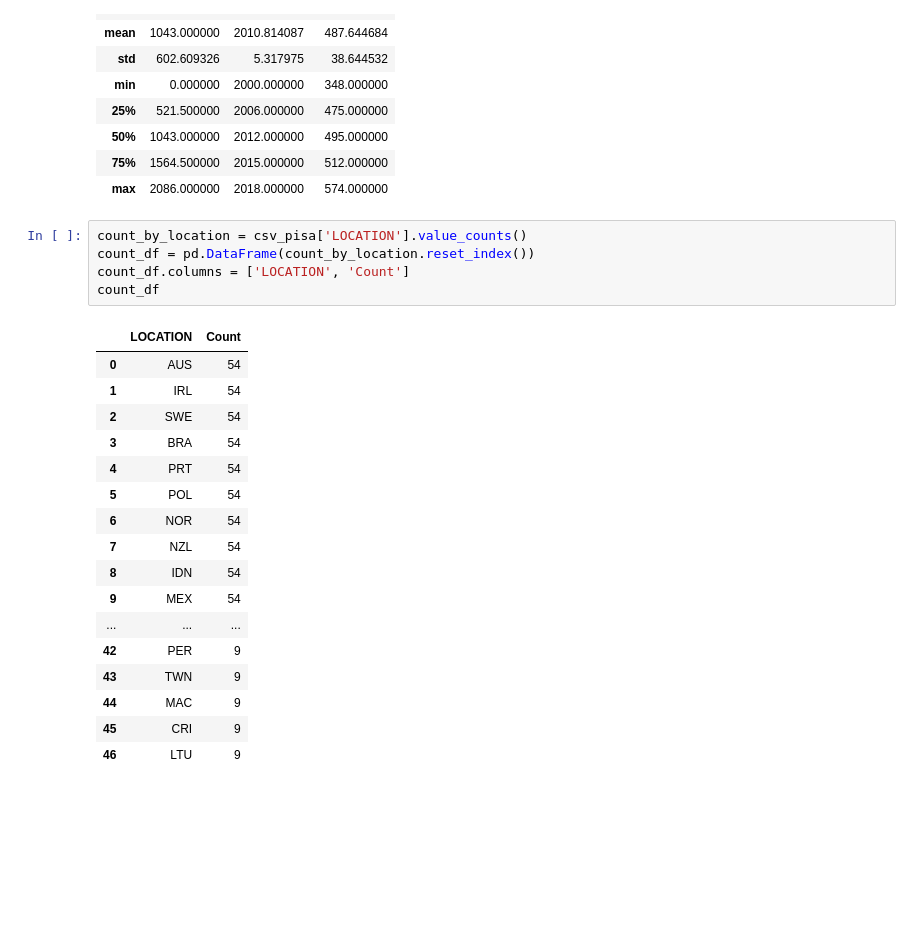
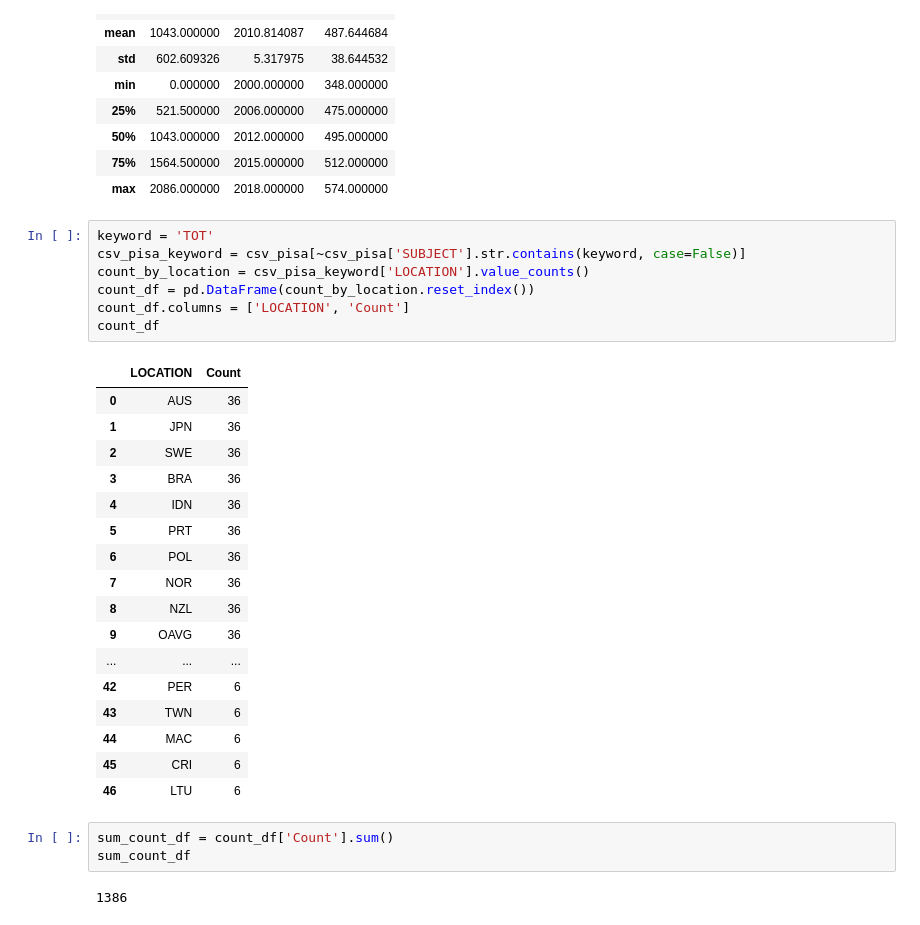
Before and after one commit to VirtueDevs/Pisa_ranks, a Jupyter notebook: Pisa_ranks.ipynb, the cells around one changed output. Cells and saved outputs as stored; diff of their text form; blank space fills up the shorter version.

```diff
--- a/Pisa_ranks.ipynb
+++ b/Pisa_ranks.ipynb
@@ -48,28 +48,35 @@ csv_pisa.describe()
 | 75% | 1564.500000 | 2015.000000 | 512.000000 |
 | max | 2086.000000 | 2018.000000 | 574.000000 |
 # %%
-count_by_location = csv_pisa['LOCATION'].value_counts()
+keyword = 'TOT'
+csv_pisa_keyword = csv_pisa[~csv_pisa['SUBJECT'].str.contains(keyword, case=False)]
+count_by_location = csv_pisa_keyword['LOCATION'].value_counts()
 count_df = pd.DataFrame(count_by_location.reset_index())
 count_df.columns = ['LOCATION', 'Count']
 count_df
 # %% [output]
 |  | LOCATION | Count |
-| 0 | AUS | 54 |
-| 1 | IRL | 54 |
-| 2 | SWE | 54 |
-| 3 | BRA | 54 |
-| 4 | PRT | 54 |
-| 5 | POL | 54 |
-| 6 | NOR | 54 |
-| 7 | NZL | 54 |
-| 8 | IDN | 54 |
-| 9 | MEX | 54 |
+| 0 | AUS | 36 |
+| 1 | JPN | 36 |
+| 2 | SWE | 36 |
+| 3 | BRA | 36 |
+| 4 | IDN | 36 |
+| 5 | PRT | 36 |
+| 6 | POL | 36 |
+| 7 | NOR | 36 |
+| 8 | NZL | 36 |
+| 9 | OAVG | 36 |
 | ... | ... | ... |
-| 42 | PER | 9 |
-| 43 | TWN | 9 |
-| 44 | MAC | 9 |
-| 45 | CRI | 9 |
-| 46 | LTU | 9 |
+| 42 | PER | 6 |
+| 43 | TWN | 6 |
+| 44 | MAC | 6 |
+| 45 | CRI | 6 |
+| 46 | LTU | 6 |
+# %%
+sum_count_df = count_df['Count'].sum()
+sum_count_df
+# %% [output]
+1386
 # %%
 !pip install pycountry
 import pycountry
```
Also changed, not shown: parts of 6 cells of this notebook.
